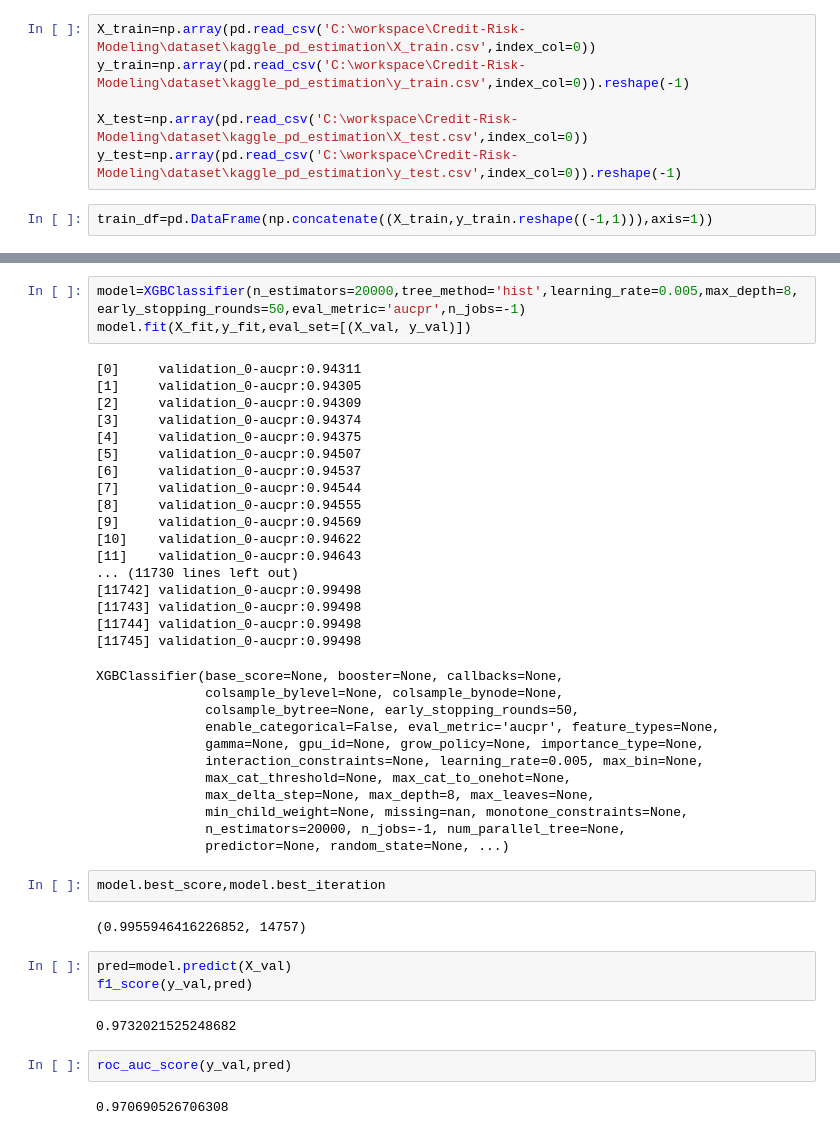
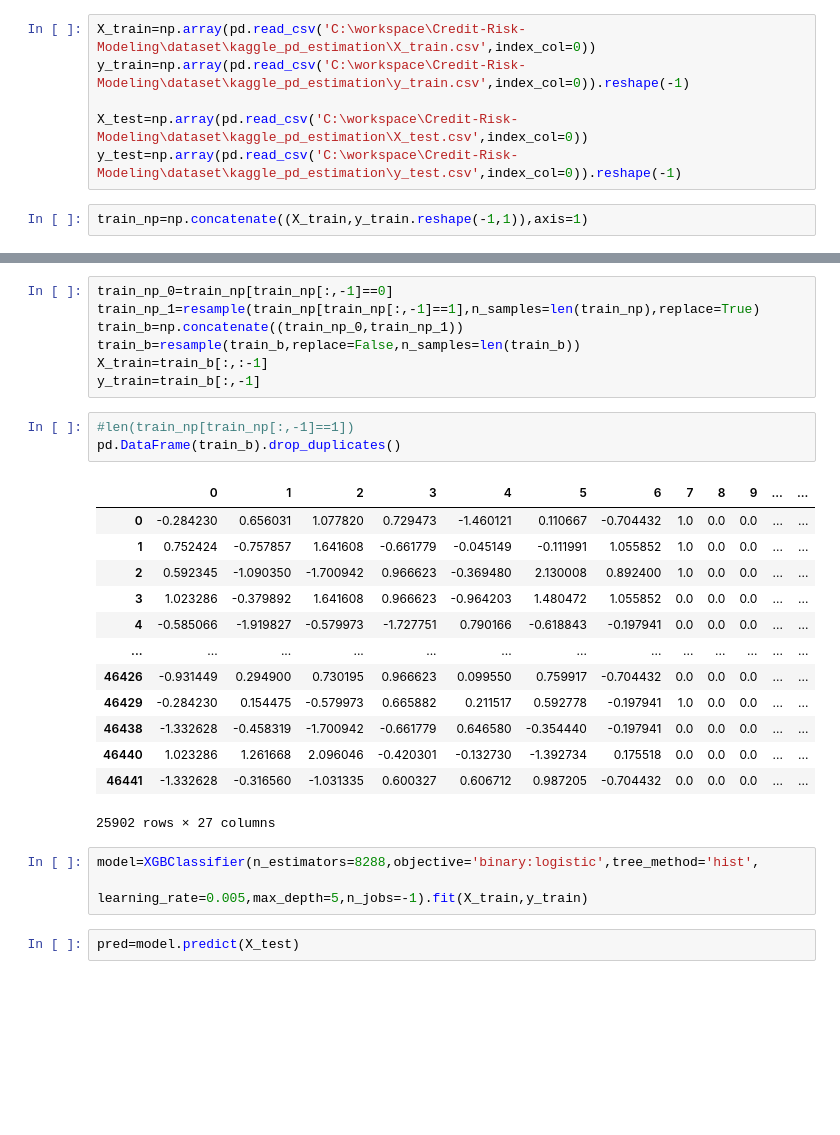
Before and after one commit to spirnia/Credit-Risk-Modeling, a Jupyter notebook: notebook/kaggle_pd_estimation/xgboost.ipynb, the cells around one changed output, grey strips where cells are left out. Drawn from its saved outputs; the diff is of its cells as text; blank space fills up the shorter version.

```diff
--- a/notebook/kaggle_pd_estimation/xgboost.ipynb
+++ b/notebook/kaggle_pd_estimation/xgboost.ipynb
@@ -16,4 +19,4 @@ y_train=np.array(pd.read_csv('C:\workspace\Credit-Risk-Modeling\dataset\kaggle_p
 X_test=np.array(pd.read_csv('C:\workspace\Credit-Risk-Modeling\dataset\kaggle_pd_estimation\X_test.csv',index_col=0))
 y_test=np.array(pd.read_csv('C:\workspace\Credit-Risk-Modeling\dataset\kaggle_pd_estimation\y_test.csv',index_col=0)).reshape(-1)
 # %%
-train_df=pd.DataFrame(np.concatenate((X_train,y_train.reshape((-1,1))),axis=1))
+train_np=np.concatenate((X_train,y_train.reshape(-1,1)),axis=1)
@@ -34,45 +97,29 @@ X_fit,X_val,y_fit,y_val=train_test_split(X_train2,y_train2,stratify=y_train2,tes
+# %%
+train_np_0=train_np[train_np[:,-1]==0]
+train_np_1=resample(train_np[train_np[:,-1]==1],n_samples=len(train_np),replace=True)
+train_b=np.concatenate((train_np_0,train_np_1))
+train_b=resample(train_b,replace=False,n_samples=len(train_b))
+X_train=train_b[:,:-1]
+y_train=train_b[:,-1]
+# %%
+#len(train_np[train_np[:,-1]==1])
+pd.DataFrame(train_b).drop_duplicates()
+# %% [output]
+|  | 0 | 1 | 2 | 3 | 4 | 5 | 6 | 7 | 8 | 9 | ... | ... |
+| 0 | -0.284230 | 0.656031 | 1.077820 | 0.729473 | -1.460121 | 0.110667 | -0.704432 | 1.0 | 0.0 | 0.0 | ... | ... |
+| 1 | 0.752424 | -0.757857 | 1.641608 | -0.661779 | -0.045149 | -0.111991 | 1.055852 | 1.0 | 0.0 | 0.0 | ... | ... |
+| 2 | 0.592345 | -1.090350 | -1.700942 | 0.966623 | -0.369480 | 2.130008 | 0.892400 | 1.0 | 0.0 | 0.0 | ... | ... |
+| 3 | 1.023286 | -0.379892 | 1.641608 | 0.966623 | -0.964203 | 1.480472 | 1.055852 | 0.0 | 0.0 | 0.0 | ... | ... |
+| 4 | -0.585066 | -1.919827 | -0.579973 | -1.727751 | 0.790166 | -0.618843 | -0.197941 | 0.0 | 0.0 | 0.0 | ... | ... |
+| ... | ... | ... | ... | ... | ... | ... | ... | ... | ... | ... | ... | ... |
+| 46426 | -0.931449 | 0.294900 | 0.730195 | 0.966623 | 0.099550 | 0.759917 | -0.704432 | 0.0 | 0.0 | 0.0 | ... | ... |
+| 46429 | -0.284230 | 0.154475 | -0.579973 | 0.665882 | 0.211517 | 0.592778 | -0.197941 | 1.0 | 0.0 | 0.0 | ... | ... |
+| 46438 | -1.332628 | -0.458319 | -1.700942 | -0.661779 | 0.646580 | -0.354440 | -0.197941 | 0.0 | 0.0 | 0.0 | ... | ... |
+| 46440 | 1.023286 | 1.261668 | 2.096046 | -0.420301 | -0.132730 | -1.392734 | 0.175518 | 0.0 | 0.0 | 0.0 | ... | ... |
+| 46441 | -1.332628 | -0.316560 | -1.031335 | 0.600327 | 0.606712 | 0.987205 | -0.704432 | 0.0 | 0.0 | 0.0 | ... | ... |
+25902 rows × 27 columns
 # %%
-model=XGBClassifier(n_estimators=20000,tree_method='hist',learning_rate=0.005,max_depth=8, early_stopping_rounds=50,eval_metric='aucpr',n_jobs=-1)
-model.fit(X_fit,y_fit,eval_set=[(X_val, y_val)])
+model=XGBClassifier(n_estimators=8288,objective='binary:logistic',tree_method='hist',
+                                    learning_rate=0.005,max_depth=5,n_jobs=-1).fit(X_train,y_train)
-# %% [output]
-[0]     validation_0-aucpr:0.94311
-[1]     validation_0-aucpr:0.94305
-[2]     validation_0-aucpr:0.94309
-[3]     validation_0-aucpr:0.94374
-[4]     validation_0-aucpr:0.94375
-[5]     validation_0-aucpr:0.94507
-[6]     validation_0-aucpr:0.94537
-[7]     validation_0-aucpr:0.94544
-[8]     validation_0-aucpr:0.94555
-[9]     validation_0-aucpr:0.94569
-[10]    validation_0-aucpr:0.94622
-[11]    validation_0-aucpr:0.94643
-... (11730 lines left out)
-[11742] validation_0-aucpr:0.99498
-[11743] validation_0-aucpr:0.99498
-[11744] validation_0-aucpr:0.99498
-[11745] validation_0-aucpr:0.99498
-XGBClassifier(base_score=None, booster=None, callbacks=None,
-              colsample_bylevel=None, colsample_bynode=None,
-              colsample_bytree=None, early_stopping_rounds=50,
-              enable_categorical=False, eval_metric='aucpr', feature_types=None,
-              gamma=None, gpu_id=None, grow_policy=None, importance_type=None,
-              interaction_constraints=None, learning_rate=0.005, max_bin=None,
-              max_cat_threshold=None, max_cat_to_onehot=None,
-              max_delta_step=None, max_depth=8, max_leaves=None,
-              min_child_weight=None, missing=nan, monotone_constraints=None,
-              n_estimators=20000, n_jobs=-1, num_parallel_tree=None,
-              predictor=None, random_state=None, ...)
-# %%
-model.best_score,model.best_iteration
-# %% [output]
-(0.9955946416226852, 14757)
 # %%
-pred=model.predict(X_val)
-f1_score(y_val,pred)
+pred=model.predict(X_test)
-# %% [output]
-0.9732021525248682
-# %%
-roc_auc_score(y_val,pred)
-# %% [output]
-0.970690526706308
```
Also changed, not shown: parts of 17 cells of this notebook, 1 other file.
